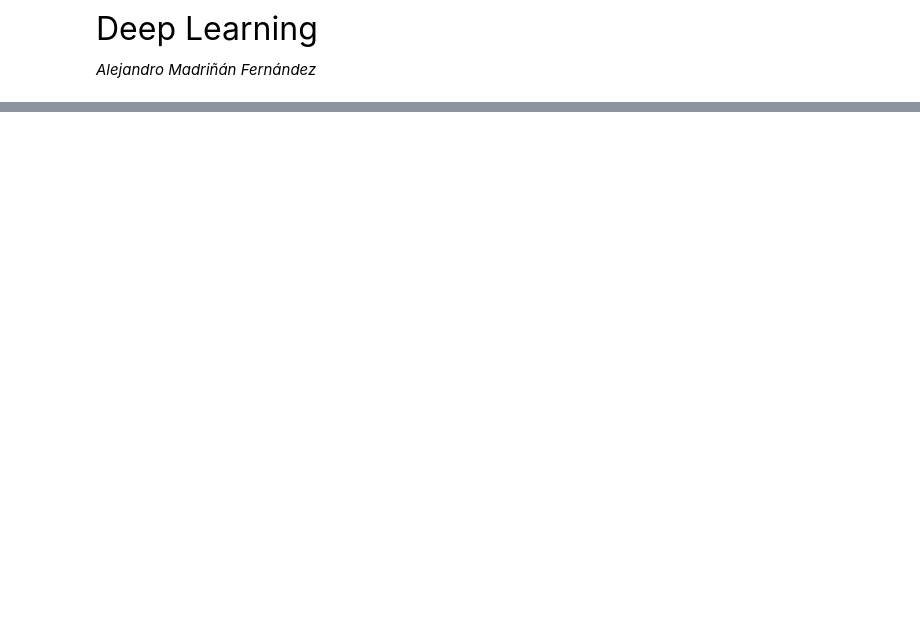
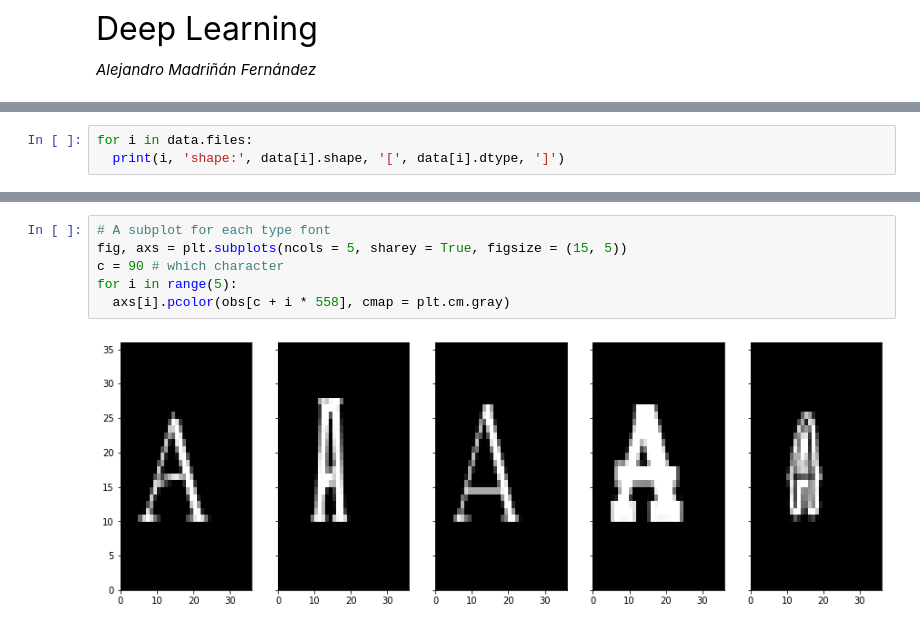
Before and after one commit to alexmadrinanfdez/dl-intro, a Jupyter notebook: dl-intro.ipynb, the cells around one changed output, grey strips where cells are left out. Saved outputs shown, nothing was run; the diff lists cells and outputs as text; blank space fills up the shorter version.

```diff
--- a/dl-intro.ipynb
+++ b/dl-intro.ipynb
@@ -134,0 +210,3 @@ An alternative way of gathering more data is generating it from the original sam
+# %%
+for i in data.files:
+  print(i, 'shape:', data[i].shape, '[', data[i].dtype, ']')
@@ -134,0 +234,8 @@ An alternative way of gathering more data is generating it from the original sam
+# %%
+# A subplot for each type font
+fig, axs = plt.subplots(ncols = 5, sharey = True, figsize = (15, 5))
+c = 90 # which character
+for i in range(5):
+  axs[i].pcolor(obs[c + i * 558], cmap = plt.cm.gray)
+# %% [output]
+[figure, added]
```
Also changed, not shown: parts of 54 cells of this notebook.
